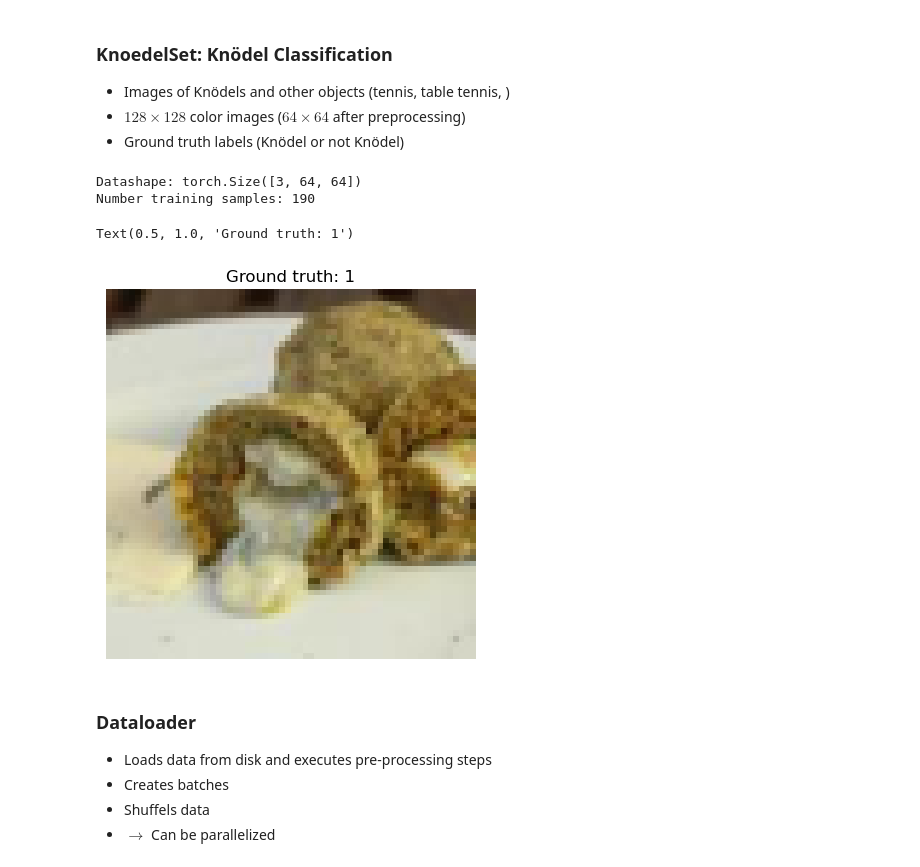
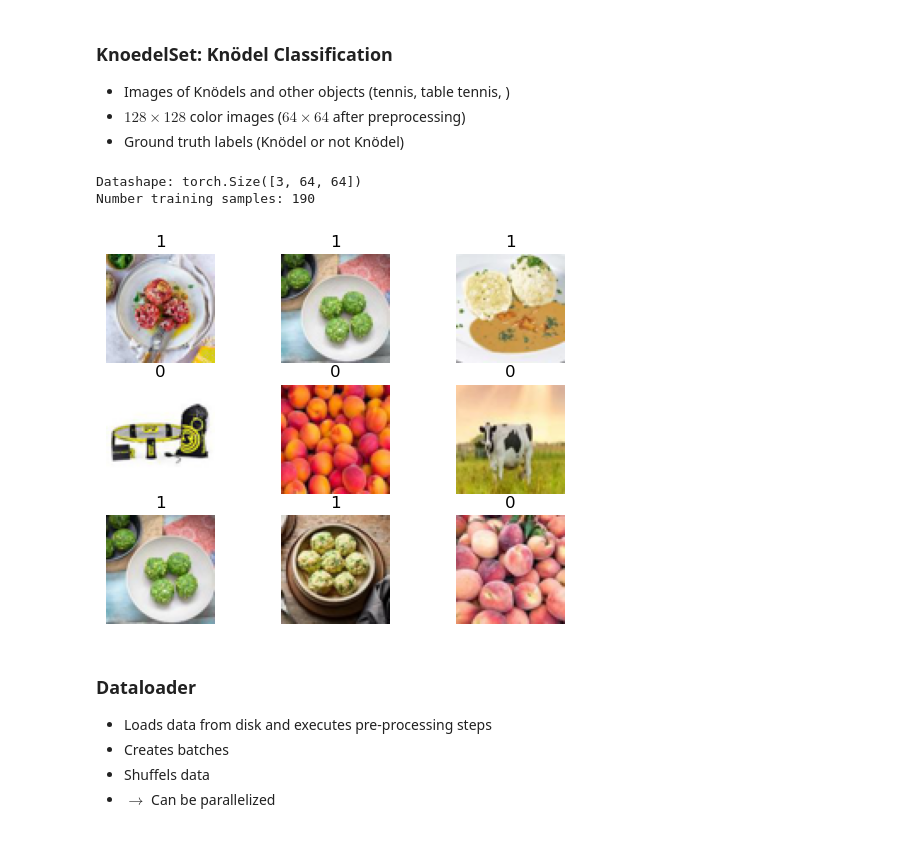
Before and after one commit to juelg/Knoedel, a Jupyter notebook: pytorch_quant.ipynb, the cells around one changed output. Saved outputs shown, nothing was run; the diff lists cells and outputs as text; code cells hidden in the pictures.

Commit message:
visualize_9_samples

```diff
--- a/pytorch_quant.ipynb
+++ b/pytorch_quant.ipynb
@@ -74,6 +74,17 @@ class KnoedelSet(Dataset):
         if self.transform:
             img = self.transform(img)
         return img, label
+
+def visualize_9_samples(ds):
+    fig, axs = plt.subplots(nrows=3, ncols=3)
+    test_imgs = np.random.choice(len(ds), 9, replace=False)
+    for i, n in enumerate(test_imgs):
+        if i>=9: break
+        img, label = ds[n]
+        axs[i//3, i%3].imshow(img.numpy().transpose(1,2,0))
+        axs[i//3, i%3].set_title(str(label))
+        axs[i//3, i%3].axis('off')
+    fig.show()
 
 results = {}
 
@@ -250,18 +266,16 @@ test_data = KnoedelSet(root='data', train=False, transform=transforms.ToTensor()
 - Ground truth labels (Knödel or not Knödel)
 # %%
 sample_id = 4
-# TODO 9 images
 image, label = training_data[sample_id]
 print(f"Datashape: {image.shape}")
 print(f"Number training samples: {len(training_data)}")
-plt.imshow(image.permute(1, 2, 0))
-plt.axis('off')
-plt.title(f"Ground truth: {label}")
 # %% [output]
 Datashape: torch.Size([3, 64, 64])
 Number training samples: 190
-Text(0.5, 1.0, 'Ground truth: 1')
-[figure, removed]
+# %%
+visualize_9_samples(test_data)
+# %% [output]
+[figure, added]
 # %% [markdown]
 ### Dataloader
 - Loads data from disk and executes pre-processing steps
```
Also changed, not shown: parts of 2 cells of this notebook, 1 other file.
